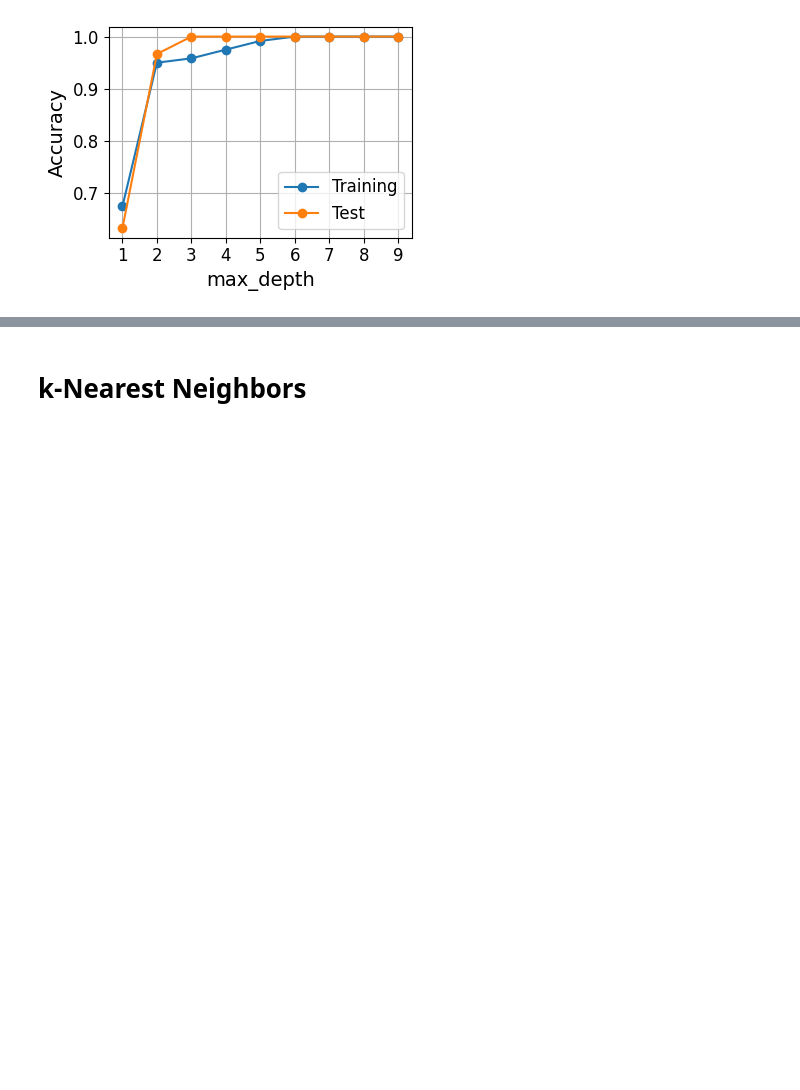
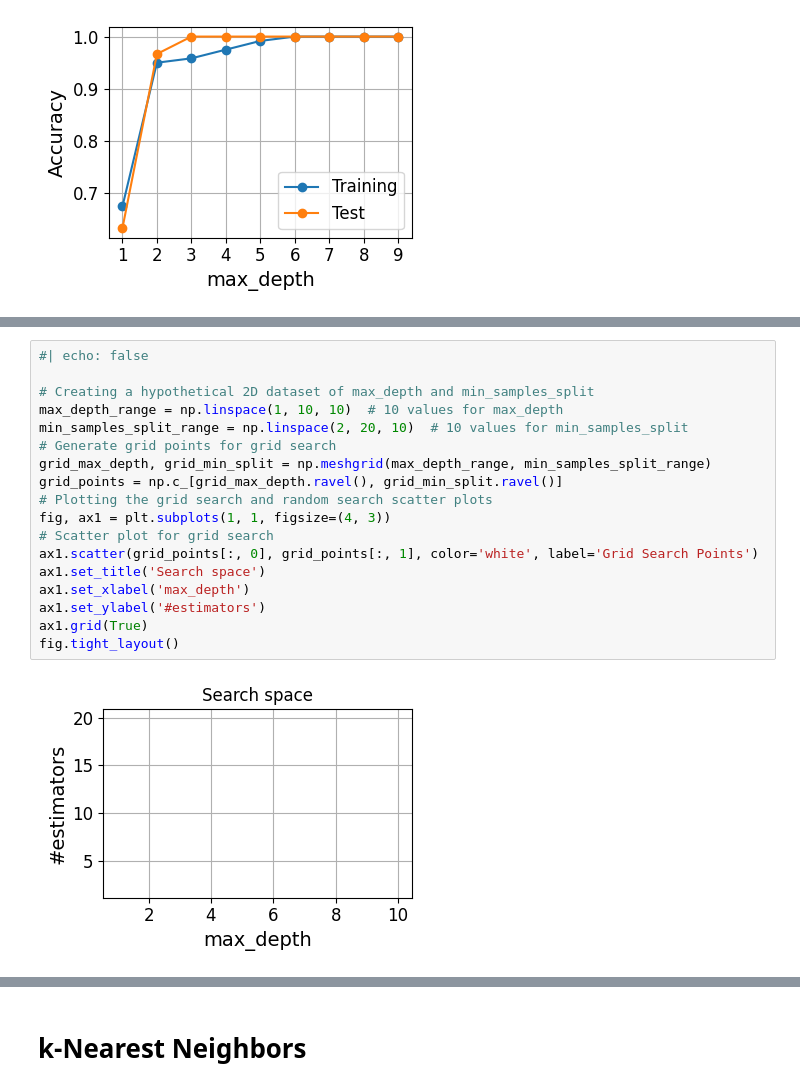
Before and after one commit to w4bo/AA2425-unibo-mldm, a Jupyter notebook: slides/06-modeling.ipynb, the cells around one changed output, grey strips where cells are left out. Drawn from its saved outputs; the diff is of its cells as text; blank space fills up the shorter version.

```diff
--- a/slides/06-modeling.ipynb
+++ b/slides/06-modeling.ipynb
@@ -478,0 +522,20 @@ plt.tight_layout()
+# %%
+#| echo: false
+
+# Creating a hypothetical 2D dataset of max_depth and min_samples_split
+max_depth_range = np.linspace(1, 10, 10)  # 10 values for max_depth
+min_samples_split_range = np.linspace(2, 20, 10)  # 10 values for min_samples_split
+# Generate grid points for grid search
+grid_max_depth, grid_min_split = np.meshgrid(max_depth_range, min_samples_split_range)
+grid_points = np.c_[grid_max_depth.ravel(), grid_min_split.ravel()]
+# Plotting the grid search and random search scatter plots
+fig, ax1 = plt.subplots(1, 1, figsize=(4, 3))
+# Scatter plot for grid search
+ax1.scatter(grid_points[:, 0], grid_points[:, 1], color='white', label='Grid Search Points')
+ax1.set_title('Search space')
+ax1.set_xlabel('max_depth')
+ax1.set_ylabel('#estimators')
+ax1.grid(True)
+fig.tight_layout()
+# %% [output]
+[figure, added]
```
Also changed, not shown: parts of 10 cells of this notebook, 2 other files.
